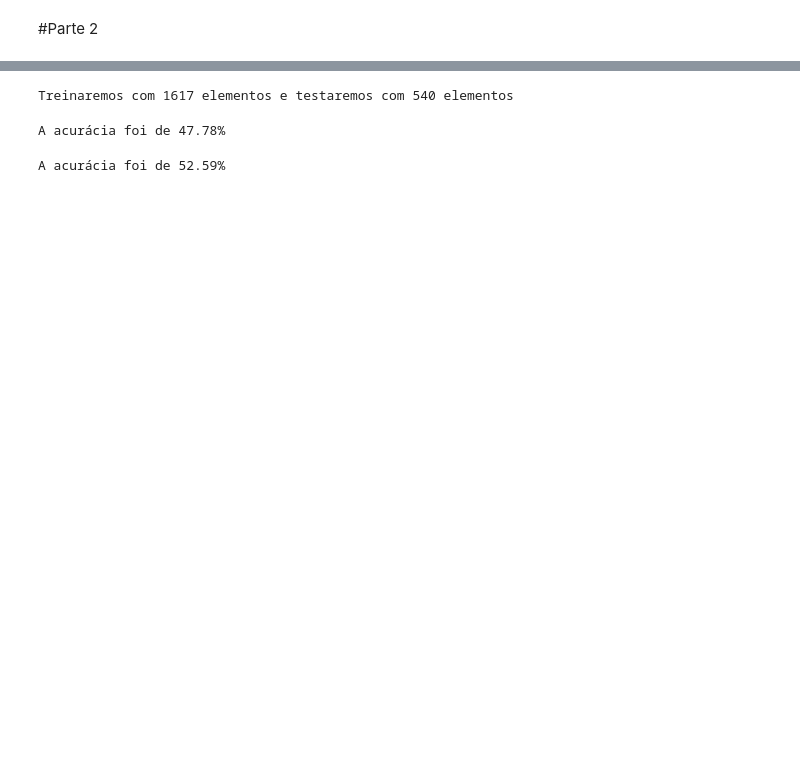
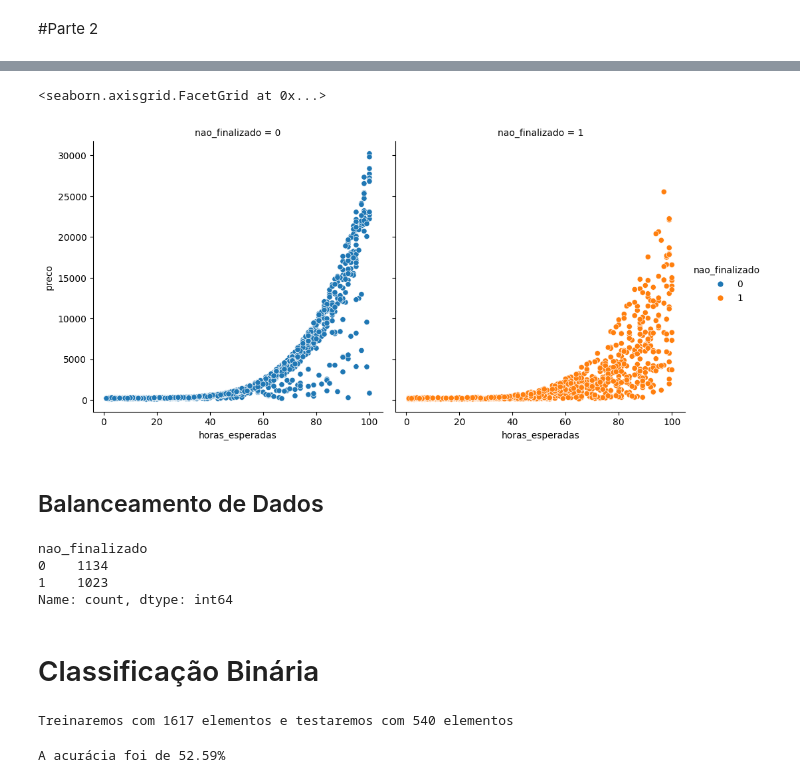
Before and after one commit to ocarane/ml_finished_projects, a Jupyter notebook: Finaliza_site_(pt2).ipynb, the cells around one changed output, grey strips where cells are left out. Cells and saved outputs as stored; diff of their text form; code cells hidden in the pictures; blank space fills up the shorter version.

```diff
--- a/Finaliza_site_(pt2).ipynb
+++ b/Finaliza_site_(pt2).ipynb
@@ -47,3 +55,19 @@ dados = dados.rename(columns=mapa)
+# %%
+sns.relplot(x="horas_esperadas", y="preco", hue="nao_finalizado", col="nao_finalizado", data=dados)
+# %% [output]
+<seaborn.axisgrid.FacetGrid at 0x...>
+[figure, added]
+# %% [markdown]
+## Balanceamento de Dados
+# %%
+dados.nao_finalizado.value_counts()
+# %% [output]
+nao_finalizado
+0    1134
+1    1023
+Name: count, dtype: int64
+# %% [markdown]
+# Classificação Binária
 # %%
 from os import SEEK_DATA
 from sklearn.svm import LinearSVC
@@ -57,23 +96,5 @@ print("Treinaremos com %d elementos e testaremos com %d elementos" % (len(train_
 # %% [output]
 Treinaremos com 1617 elementos e testaremos com 540 elementos
-# %%
-from os import SEEK_DATA
-from sklearn.svm import LinearSVC
-from sklearn.naive_bayes import GaussianNB
-from sklearn.model_selection import train_test_split
-
-#Criando um modelo
-model = LinearSVC()
-
-#Treinando o modelo
-model.fit(train_x, train_y)
-
-#Calculando a acurácia
-Acuracia = model.score(test_x, test_y)
-
-print("A acurácia foi de %.2f%%" % (Acuracia * 100))
-# %% [output]
-A acurácia foi de 47.78%
 # %%
 from sklearn.dummy import DummyClassifier
 
```
Also changed, not shown: parts of 22 cells of this notebook.
